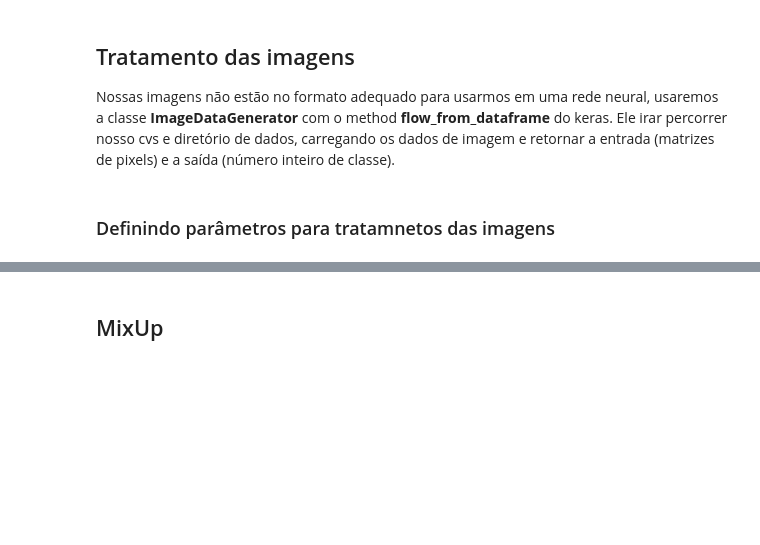
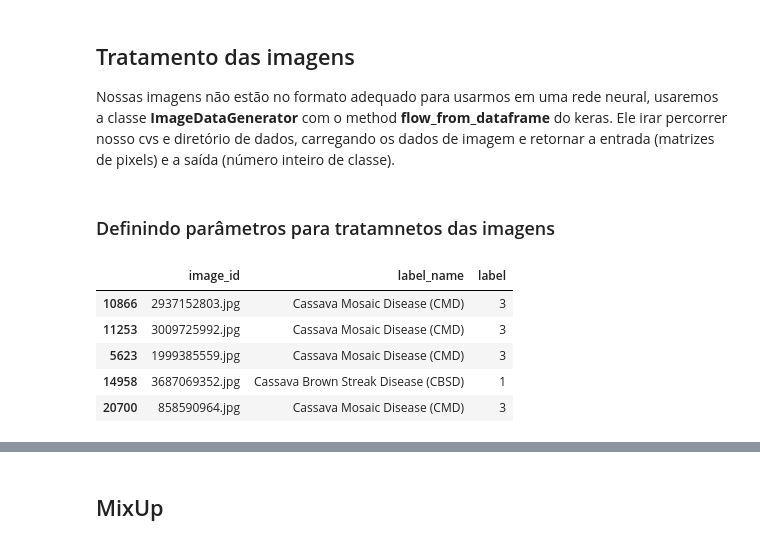
Before and after one commit to houstonsantos/CassavaLeafDisease, a Jupyter notebook: CassavaLeafDisease.ipynb, the cells around one changed output, grey strips where cells are left out. Cells and saved outputs as stored; diff of their text form; code cells hidden in the pictures; blank space fills up the shorter version.

```diff
--- a/CassavaLeafDisease.ipynb
+++ b/CassavaLeafDisease.ipynb
@@ -136,6 +136,15 @@ train_generator = ImageDataGenerator(
 test_generator = ImageDataGenerator(
     preprocessing_function = tf.keras.applications.efficientnet.preprocess_input
 )
+# %%
+train.head()
+# %% [output]
+|  | image_id | label_name | label |
+| 10866 | 2937152803.jpg | Cassava Mosaic Disease (CMD) | 3 |
+| 11253 | 3009725992.jpg | Cassava Mosaic Disease (CMD) | 3 |
+| 5623 | 1999385559.jpg | Cassava Mosaic Disease (CMD) | 3 |
+| 14958 | 3687069352.jpg | Cassava Brown Streak Disease (CBSD) | 1 |
+| 20700 | 858590964.jpg | Cassava Mosaic Disease (CMD) | 3 |
 # %%
 # Plotando imagens com aumento usando ImageDataGenerator do keras
 train_path = os.listdir(TRAIN_PATH)
```
Also changed, not shown: parts of 7 cells of this notebook.
